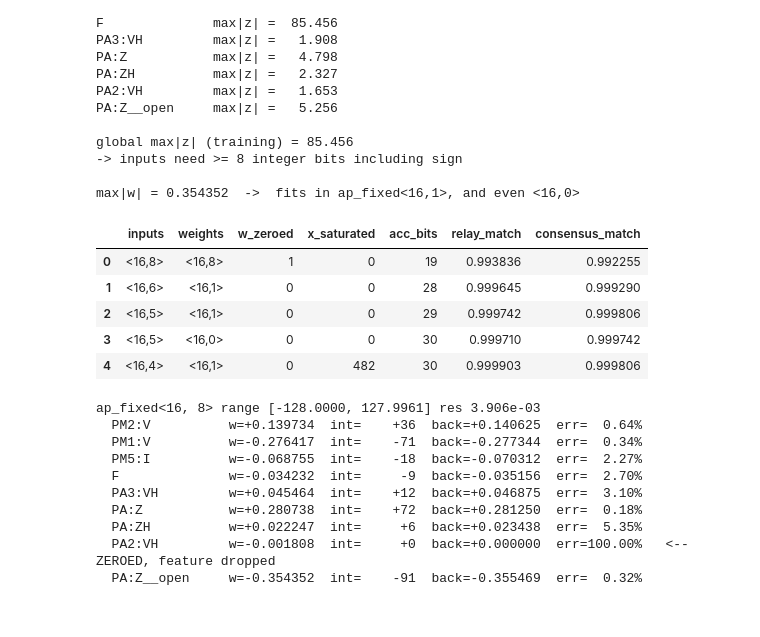
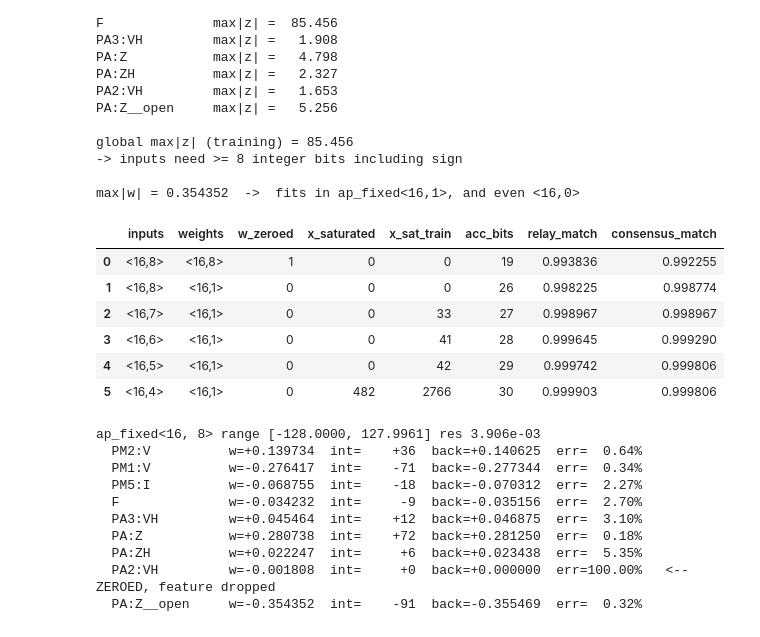
Before and after one commit to gmdidomenico77-dev/power_grid_project, a Jupyter notebook: notebooks/model_exports.ipynb, the cells around one changed output. Drawn from its saved outputs; the diff is of its cells as text; code cells hidden in the pictures.

```diff
--- a/notebooks/model_exports.ipynb
+++ b/notebooks/model_exports.ipynb
@@ -738,40 +738,41 @@ CANDIDATES = [
     (lr.QFormat(16, 8), lr.QFormat(16, 8)),
     (lr.QFormat(16, 8), lr.QFormat(16, 1)),
     (lr.QFormat(16, 7), lr.QFormat(16, 1)),
     (lr.QFormat(16, 6), lr.QFormat(16, 1)),
     (lr.QFormat(16, 5), lr.QFormat(16, 1)),
     (lr.QFormat(16, 4), lr.QFormat(16, 1)),
 ]
 
 rows = []
 for x_fmt, w_fmt in CANDIDATES:
     w_q, bias_q, w_sat = lr.quantize_model(m, w_fmt, x_fmt)
     x_q, x_sat = lr.quantize(v["X_std"], x_fmt)
     bits, acc = lr.classify_batch(x_q, w_q, bias_q)
     _, x_sat_train = lr.quantize(z_train, x_fmt)
 
 
     snap_pred = (bits[order].reshape(-1, 4).sum(axis=1) >= m.vote_threshold).astype(np.int8)
 
     rows.append({
         "inputs":     f"<{x_fmt.total_bits},{x_fmt.int_bits}>",
         "weights":    f"<{w_fmt.total_bits},{w_fmt.int_bits}>",
         "w_zeroed":   int((w_q == 0).sum()),
         "x_saturated": x_sat,
-        "x_sat_train": x_sat_train
+        "x_sat_train": x_sat_train,
         "acc_bits":   lr.required_acc_bits(acc),
         "relay_match":     (bits == v["relay_bit"]).mean(),
         "consensus_match": (snap_pred == v["snapshot_or"]).mean(),
     })
 
 display(pd.DataFrame(rows).round(6))
 # %% [output]
-|  | inputs | weights | w_zeroed | x_saturated | acc_bits | relay_match | consensus_match |
-| 0 | <16,8> | <16,8> | 1 | 0 | 19 | 0.993836 | 0.992255 |
-| 1 | <16,6> | <16,1> | 0 | 0 | 28 | 0.999645 | 0.999290 |
-| 2 | <16,5> | <16,1> | 0 | 0 | 29 | 0.999742 | 0.999806 |
-| 3 | <16,5> | <16,0> | 0 | 0 | 30 | 0.999710 | 0.999742 |
-| 4 | <16,4> | <16,1> | 0 | 482 | 30 | 0.999903 | 0.999806 |
+|  | inputs | weights | w_zeroed | x_saturated | x_sat_train | acc_bits | relay_match | consensus_match |
+| 0 | <16,8> | <16,8> | 1 | 0 | 0 | 19 | 0.993836 | 0.992255 |
+| 1 | <16,8> | <16,1> | 0 | 0 | 0 | 26 | 0.998225 | 0.998774 |
+| 2 | <16,7> | <16,1> | 0 | 0 | 33 | 27 | 0.998967 | 0.998967 |
+| 3 | <16,6> | <16,1> | 0 | 0 | 41 | 28 | 0.999645 | 0.999290 |
+| 4 | <16,5> | <16,1> | 0 | 0 | 42 | 29 | 0.999742 | 0.999806 |
+| 5 | <16,4> | <16,1> | 0 | 482 | 2766 | 30 | 0.999903 | 0.999806 |
 # %%
 #Per-weight comparison: why Q8.8 fails
 for fmt in [lr.QFormat(16, 8), lr.QFormat(16, 1)]:
```
Also changed, not shown: parts of 2 cells of this notebook, 4 other files.
